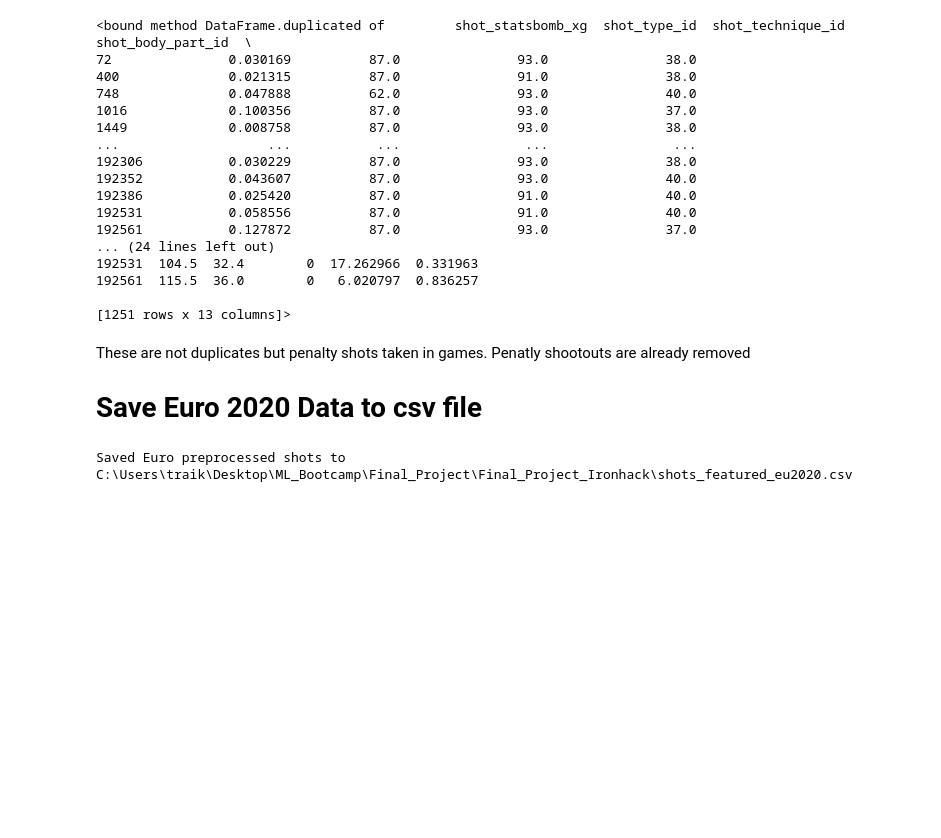
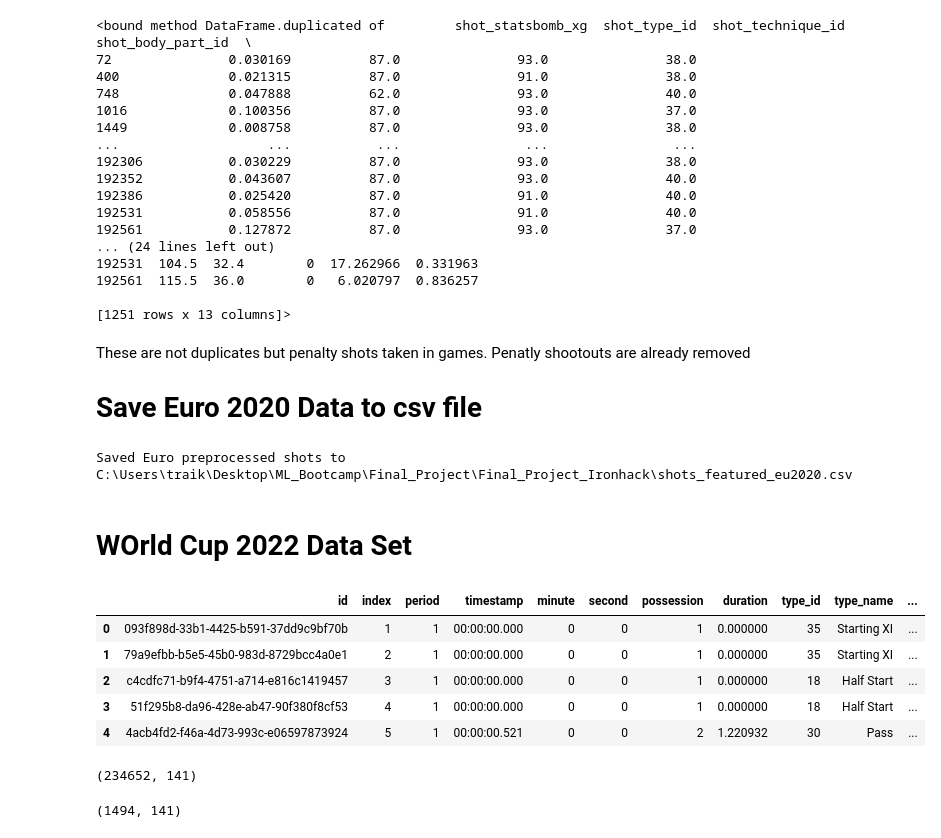
Before and after one commit to M-Traiki/Final_Project_Ironhack, a Jupyter notebook: preprocessing.ipynb, the cells around one changed output. Drawn from its saved outputs; the diff is of its cells as text; code cells hidden in the pictures; blank space fills up the shorter version.

```diff
--- a/preprocessing.ipynb
+++ b/preprocessing.ipynb
@@ -621,3 +621,40 @@ shots_euro.to_csv(output_path, index=False)
 print(f"Saved Euro preprocessed shots to {output_path.resolve()}")
 # %% [output]
 Saved Euro preprocessed shots to C:\Users\traik\Desktop\ML_Bootcamp\Final_Project\Final_Project_Ironhack\shots_featured_eu2020.csv
+# %% [markdown]
+# WOrld Cup 2022 Data Set
+# %%
+# EURO 2020
+matches_file_WC_22 = BASE / "matches" / "43" / "106.json"
+with open(matches_file_WC_22, "r", encoding="utf-8") as f:
+    matches_WC_22 = json.load(f)
+
+match_ids_WC_22 = [m["match_id"] for m in matches_WC_22]
+
+# Load events
+events_folder = BASE / "events"
+all_events_WC_22 = []
+
+for mid in match_ids_WC_22:
+    fp = events_folder / f"{mid}.json"
+    with open(fp, "r", encoding="utf-8") as f:
+        all_events_WC_22.extend(json.load(f))
+
+df_WC_22 = pd.json_normalize(all_events_WC_22, sep="_")
+df_WC_22.head()
+# %% [output]
+|  | id | index | period | timestamp | minute | second | possession | duration | type_id | type_name | ... |
+| 0 | 093f898d-33b1-4425-b591-37dd9c9bf70b | 1 | 1 | 00:00:00.000 | 0 | 0 | 1 | 0.000000 | 35 | Starting XI | ... |
+| 1 | 79a9efbb-b5e5-45b0-983d-8729bcc4a0e1 | 2 | 1 | 00:00:00.000 | 0 | 0 | 1 | 0.000000 | 35 | Starting XI | ... |
+| 2 | c4cdfc71-b9f4-4751-a714-e816c1419457 | 3 | 1 | 00:00:00.000 | 0 | 0 | 1 | 0.000000 | 18 | Half Start | ... |
+| 3 | 51f295b8-da96-428e-ab47-90f380f8cf53 | 4 | 1 | 00:00:00.000 | 0 | 0 | 1 | 0.000000 | 18 | Half Start | ... |
+| 4 | 4acb4fd2-f46a-4d73-993c-e06597873924 | 5 | 1 | 00:00:00.521 | 0 | 0 | 2 | 1.220932 | 30 | Pass | ... |
+# %%
+df_WC_22.shape
+# %% [output]
+(234652, 141)
+# %%
+df_shots_WC_22 = df_WC_22[df_WC_22["type_name"] == "Shot"].copy()
+df_shots_WC_22.shape
+# %% [output]
+(1494, 141)
```
Also changed, not shown: parts of 32 cells of this notebook, 1 other file.
